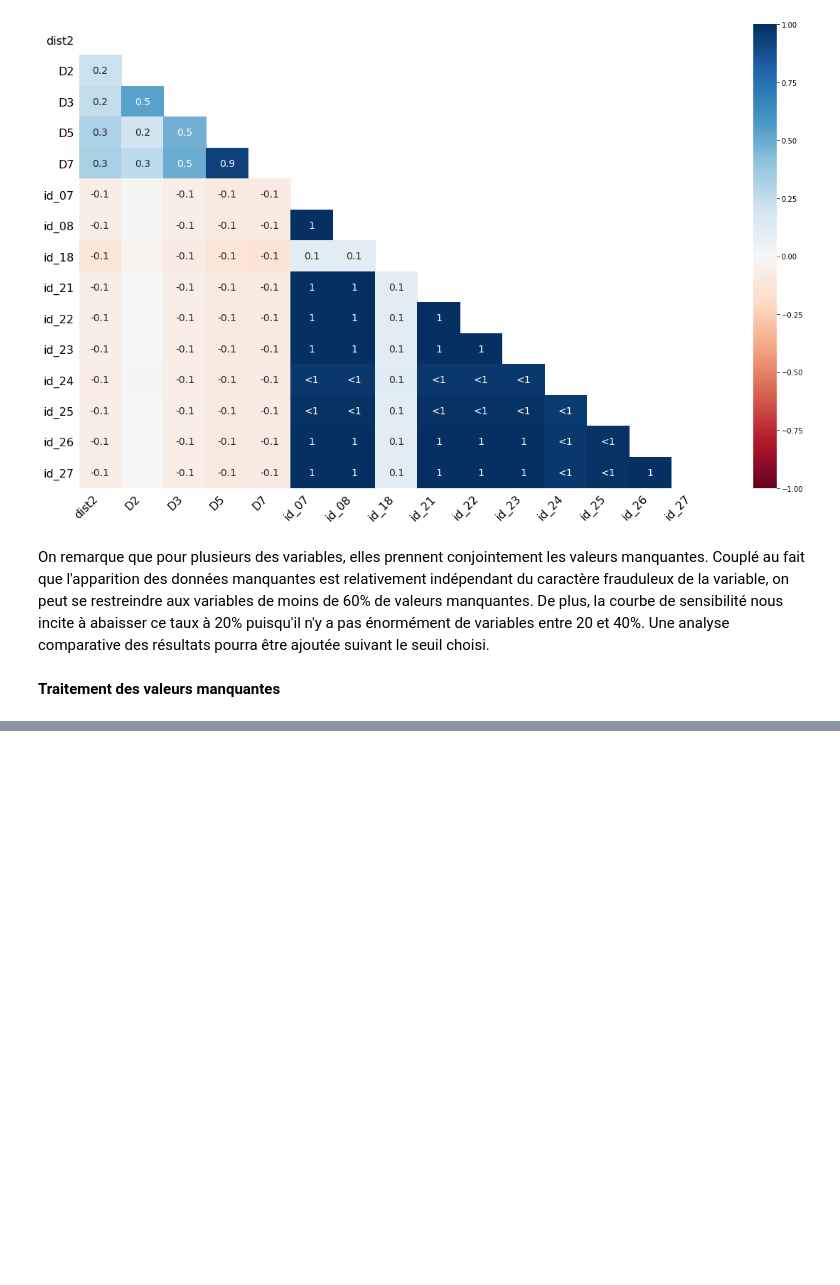
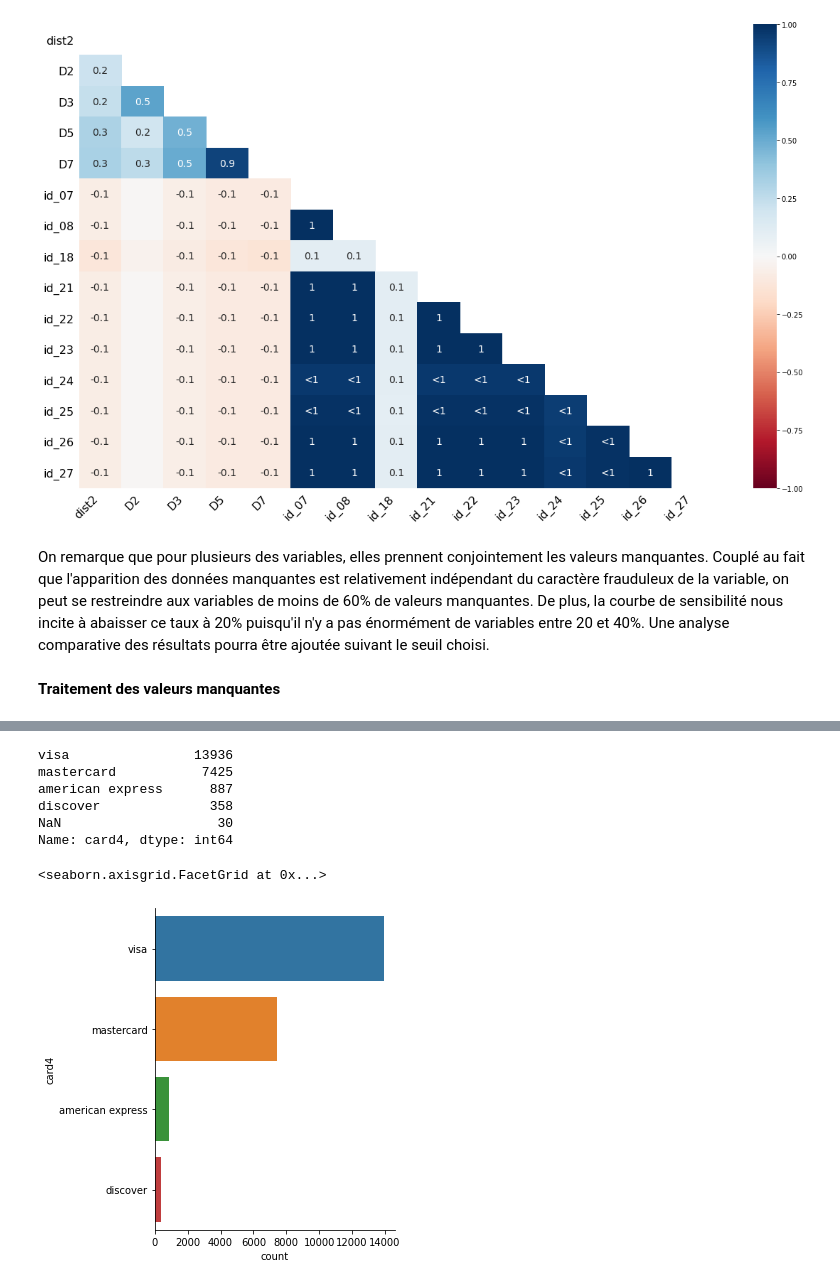
Before and after one commit to trodrigue1304/Fraud_detection_algorithm, a Jupyter notebook: source.ipynb, the cells around one changed output, grey strips where cells are left out. Saved outputs shown, nothing was run; the diff lists cells and outputs as text; code cells hidden in the pictures; blank space fills up the shorter version.

```diff
--- a/source.ipynb
+++ b/source.ipynb
@@ -290,0 +320,12 @@ train_imputed
+# %%
+print(train_imputed['card4'].value_counts(dropna=False))
+sns.catplot(y='card4',kind='count',data=train_imputed)
+# %% [output]
+visa                13936
+mastercard           7425
+american express      887
+discover              358
+NaN                    30
+Name: card4, dtype: int64
+<seaborn.axisgrid.FacetGrid at 0x...>
+[figure, added]
```
Also changed, not shown: parts of 29 cells of this notebook.
